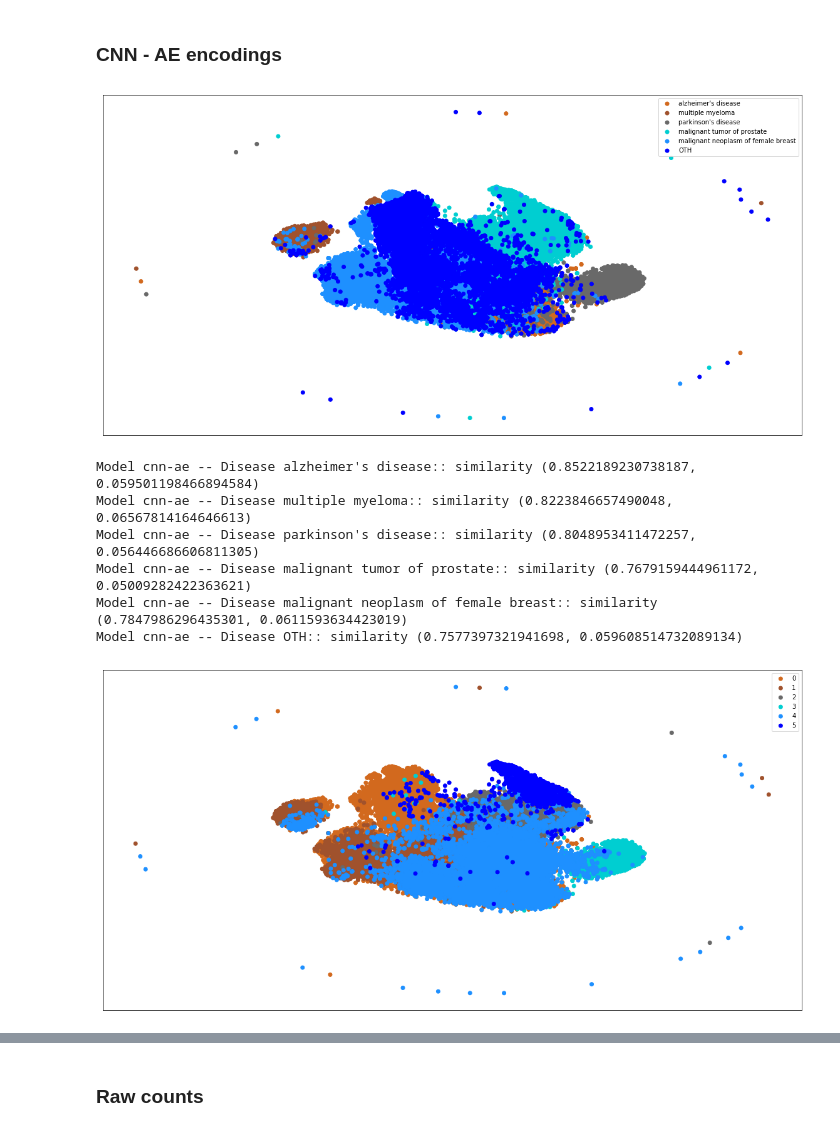
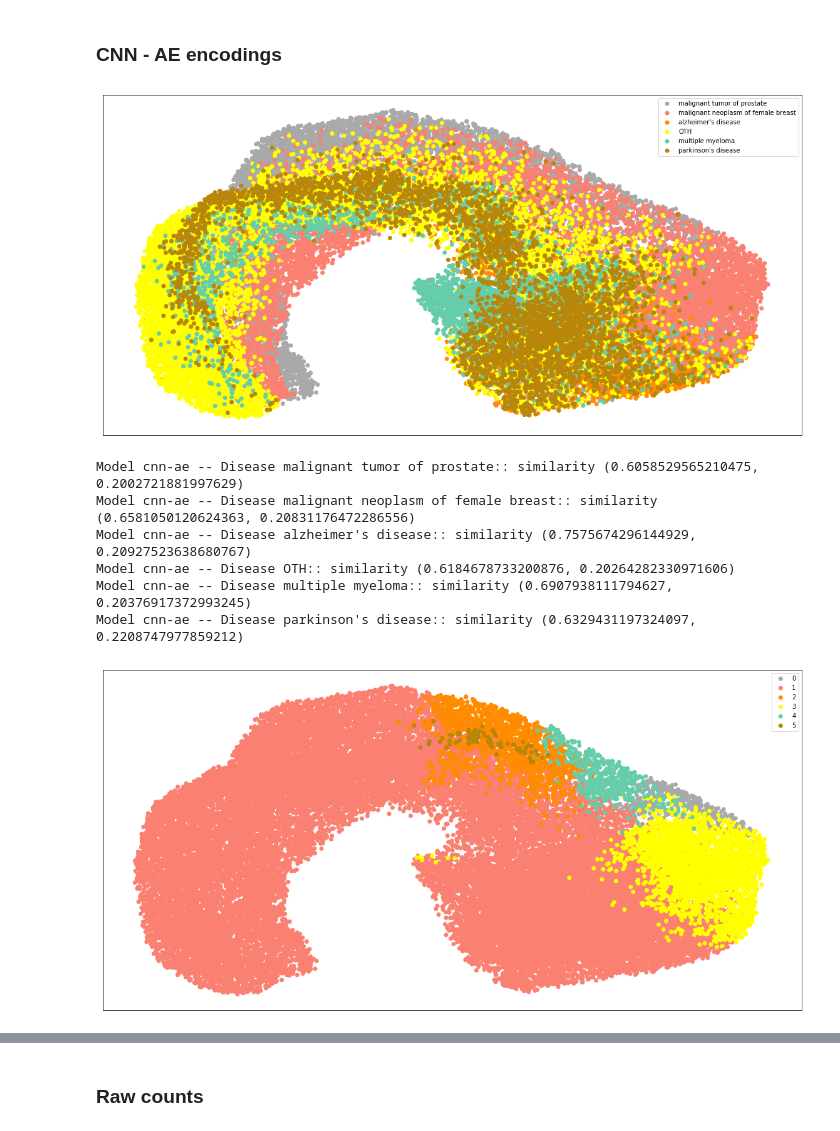
Before and after one commit to landiisotta/stratification_ILRM, a Jupyter notebook: src/data_clustering_visualization.ipynb, the cells around one changed output, grey strips where cells are left out. Saved outputs shown, nothing was run; the diff lists cells and outputs as text; code cells hidden in the pictures.

```diff
--- a/src/data_clustering_visualization.ipynb
+++ b/src/data_clustering_visualization.ipynb
@@ -53,8 +54,8 @@ import matplotlib.patches as mpatches
 # outdir = f.read().rstrip('\n')
 # f = open('../experiment_folder.txt', 'r')
 # experiment_folder = f.read().rstrip('\n')
-outdir = os.path.expanduser("~/data1/stratification_ILRM/data/autism/cohorts/2019-2-11-5-16-4")
-experiment_folder = os.path.expanduser("~/data1/stratification_ILRM/experiments/autism2019-2-12-3-47-19")
+outdir = os.path.expanduser("~/data1/stratification_ILRM/data/mixed/cohorts/2019-1-8-12-25-16")
+experiment_folder = os.path.expanduser("/home/riccardo/data1/projects/ehr-stratification/data/experiments/mixed-2019-02-26-10-42-59")
 
 ##Read encoded vectors file and ordered medical record numbers
 with open(experiment_folder + '/encoded_vect.csv') as f:
@@ -421,7 +424,8 @@ def int_clust(classes_vect, data, mrns, raw_data, vocab, tsne_data):
 ## Run t-SNE for data visualization
 # %%
 ##initialize T-SNE
-tsne = TSNE(n_components=2, n_iter=5000, perplexity=20, random_state=42)
+#tsne = TSNE(n_components=2, n_iter=5000, perplexity=50, random_state=42)
+reducer = umap.UMAP(n_neighbors=100, min_dist=0.8, metric = 'euclidean')
 
 ##colors
 col_dict = matplotlib.colors.CSS4_COLORS
@@ -432,5 +436,6 @@ c_out = ['mintcream', 'cornsilk', 'lavenderblush', 'aliceblue', 'antiquewhite',
  'ivory']
 colormap = [c for c in col_dict if c not in c_out]
 # %%
-encoded_tsne = tsne.fit_transform(encoded_vect).tolist()
+# encoded_tsne = tsne.fit_transform(encoded_vect).tolist()
+encoded_umap = reducer.fit_transform(encoded_vect).tolist()
 print("Computed cnn - ae encoded vectors t-SNE")
@@ -524,25 +532,26 @@ hclust = AgglomerativeClustering(n_clusters=len(disease_dict),
 ### CNN - AE encodings
 # %%
 colors_en1 = [colormap[disease_dict[v]] for v in encoded_classes]
-single_plot(encoded_tsne, encoded_classes, colors_en1)
+single_plot(encoded_umap, encoded_classes, colors_en1)
+# single_plot(encoded_umap, encoded_classes, colors_en1)
 # %% [output]
-[figure, old version]
+[figure, new version]
 # %%
 ##Compute classes similarity
 disease_sim(encoded_vect, encoded_classes, 'cnn-ae')
 # %% [output]
-Model cnn-ae -- Disease alzheimer's disease:: similarity (0.8522189230738187, 0.059501198466894584)
-Model cnn-ae -- Disease multiple myeloma:: similarity (0.8223846657490048, 0.06567814164646613)
-Model cnn-ae -- Disease parkinson's disease:: similarity (0.8048953411472257, 0.056446686606811305)
-Model cnn-ae -- Disease malignant tumor of prostate:: similarity (0.7679159444961172, 0.05009282422363621)
-Model cnn-ae -- Disease malignant neoplasm of female breast:: similarity (0.7847986296435301, 0.0611593634423019)
-Model cnn-ae -- Disease OTH:: similarity (0.7577397321941698, 0.059608514732089134)
+Model cnn-ae -- Disease malignant tumor of prostate:: similarity (0.6058529565210475, 0.2002721881997629)
+Model cnn-ae -- Disease malignant neoplasm of female breast:: similarity (0.6581050120624363, 0.20831176472286556)
+Model cnn-ae -- Disease alzheimer's disease:: similarity (0.7575674296144929, 0.20927523638680767)
+Model cnn-ae -- Disease OTH:: similarity (0.6184678733200876, 0.20264282330971606)
+Model cnn-ae -- Disease multiple myeloma:: similarity (0.6907938111794627, 0.20376917372993245)
+Model cnn-ae -- Disease parkinson's disease:: similarity (0.6329431197324097, 0.2208747977859212)
 # %%
 ext_enc_label = hclust.fit_predict(encoded_vect).tolist()
 colors_en2 = [colormap[v] for v in ext_enc_label]
-single_plot(encoded_tsne, ext_enc_label, colors_en2)
+single_plot(encoded_umap, ext_enc_label, colors_en2)
 # %% [output]
-[figure, old version]
+[figure, new version]
 # %%
 ##External validation
 print("Silhouette score: {0}".format(silhouette_score(encoded_vect, ext_enc_label)))
```
Also changed, not shown: parts of 7 cells of this notebook, 2 other files.
